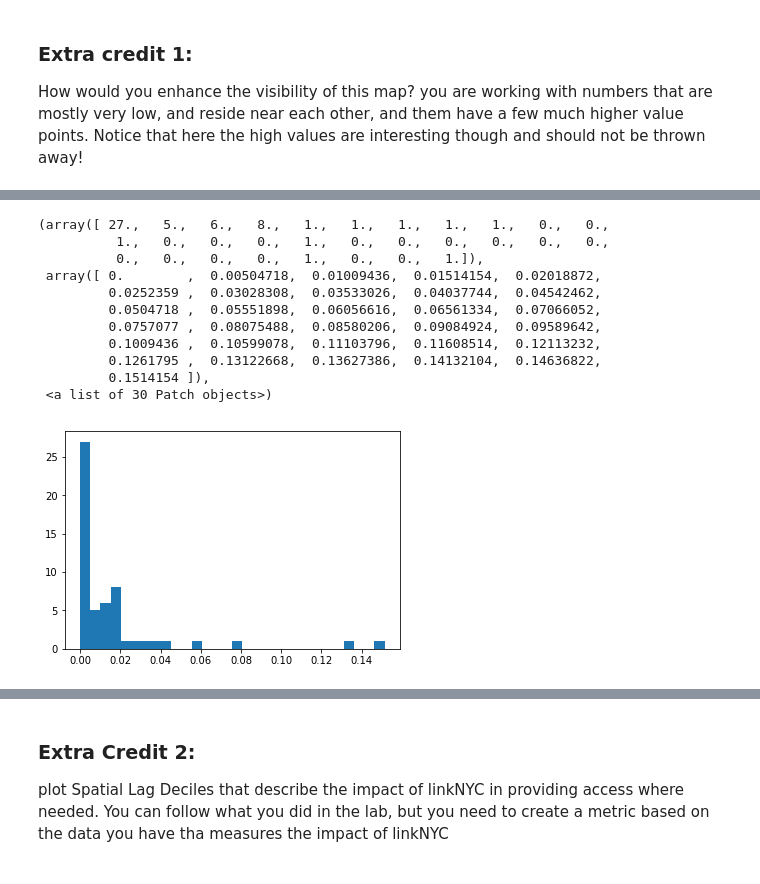
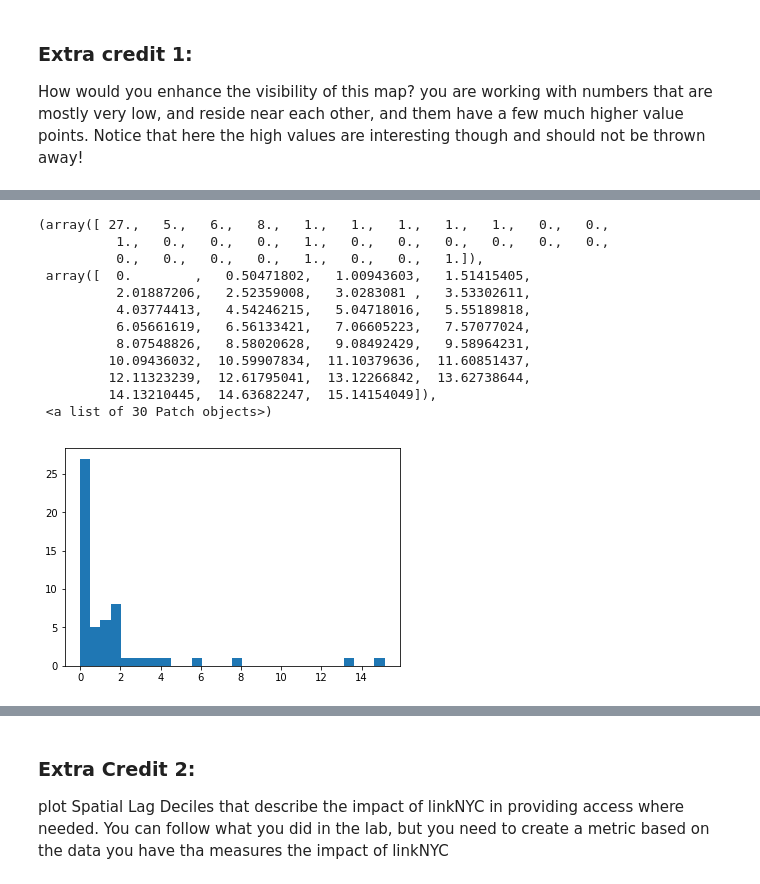
Before and after one commit to scheids1/PUI2017_rls672, a Jupyter notebook: HW9_rls672/HW9_rls672.ipynb, the cells around one changed output, grey strips where cells are left out. Saved outputs shown, nothing was run; the diff lists cells and outputs as text; code cells hidden in the pictures.

```diff
--- a/HW9_rls672/HW9_rls672.ipynb
+++ b/HW9_rls672/HW9_rls672.ipynb
@@ -330,7 +330,8 @@ cp.choroplethNYC(pumashp, column='pcBB', color="white", edgecolor="black", lw=1)
 # %% [markdown]
 ### 4. LinkNYC: assess whether the locations of the linkNYC stations are supplying internet where it is needed.
 # %%
-linkNYC = pd.read_csv("https://raw.githubusercontent.com/fedhere/PUI2017_fb55/master/HW9_fb55/linkNYClocations.csv")
+linkurl = "https://raw.githubusercontent.com/fedhere/PUI2017_fb55/master/HW9_fb55/linkNYClocations.csv"
+linkNYC = pd.read_csv(linkurl)
 linkNYC.head()
 # %% [output]
 |  | Unnamed: 0 | link_site | longitude | date_link_ | latitude |
@@ -525,7 +527,8 @@ pumashpPop.head()
 | 3 | 3704 | 47970.900868 | 1.062129e+08 | POLYGON ((-73.84792614069238 40.8... | 32269 | NYC-Bronx Community District 11--... | 36 | 3704 | ... |
 | 4 | 3705 | 68593.066759 | 1.224946e+08 | POLYGON ((-73.87045508990893 40.8... | 40757 | NYC-Bronx Community District 3 & ... | 36 | 3705 | ... |
 # %%
-linkNYCp100p = linkpp.merge(pumashpPop, right_on='puma', left_on='puma', how='outer')
+linkNYCp100p = linkpp.merge(pumashpPop, right_on='puma',
+                            left_on='puma', how='outer')
 linkNYCp100p.head()
 # %% [output]
 |  | puma | link_site | shape_leng | shape_area | geometry | B28002_004E | NAME | state | ... |
@@ -539,8 +542,7 @@ linkNYCp100p.shape
 # %% [output]
 (55, 12)
 # %%
-linkNYCp100p["LinkNYC_perPerson"] = (linkNYCp100p['link_site'] / linkNYCp100p['B00001_001E'])
 linkNYCp100p["LinkNYC_per100"] = (linkNYCp100p['link_site'] / linkNYCp100p['B00001_001E']) * 100
-linkNYCp100p = linkNYCp100p[['puma', 'link_site', 'geometry', 'LinkNYC_per100', 'LinkNYC_perPerson']]
+linkNYCp100p = linkNYCp100p[['puma', 'link_site', 'geometry', 'LinkNYC_per100']]
 linkNYCp100p.head(10)
 # %% [output]
@@ -602,15 +595,16 @@ linkNYCp100p.head()
 # %%
-pl.hist(linkNYCp100p['LinkNYC_perPerson'], bins=30)
+pl.hist(linkNYCp100p['LinkNYC_per100'], bins=30)
 # %% [output]
 (array([ 27.,   5.,   6.,   8.,   1.,   1.,   1.,   1.,   1.,   0.,   0.,
           1.,   0.,   0.,   0.,   1.,   0.,   0.,   0.,   0.,   0.,   0.,
           0.,   0.,   0.,   0.,   1.,   0.,   0.,   1.]),
- array([ 0.        ,  0.00504718,  0.01009436,  0.01514154,  0.02018872,
-         0.0252359 ,  0.03028308,  0.03533026,  0.04037744,  0.04542462,
-         0.0504718 ,  0.05551898,  0.06056616,  0.06561334,  0.07066052,
-         0.0757077 ,  0.08075488,  0.08580206,  0.09084924,  0.09589642,
-         0.1009436 ,  0.10599078,  0.11103796,  0.11608514,  0.12113232,
-         0.1261795 ,  0.13122668,  0.13627386,  0.14132104,  0.14636822,
-         0.1514154 ]),
+ array([  0.        ,   0.50471802,   1.00943603,   1.51415405,
+          2.01887206,   2.52359008,   3.0283081 ,   3.53302611,
+          4.03774413,   4.54246215,   5.04718016,   5.55189818,
+          6.05661619,   6.56133421,   7.06605223,   7.57077024,
+          8.07548826,   8.58020628,   9.08492429,   9.58964231,
+         10.09436032,  10.59907834,  11.10379636,  11.60851437,
+         12.11323239,  12.61795041,  13.12266842,  13.62738644,
+         14.13210445,  14.63682247,  15.14154049]),
  <a list of 30 Patch objects>)
-[figure, old version]
+[figure, new version]
```
Also changed, not shown: parts of 10 cells of this notebook.
